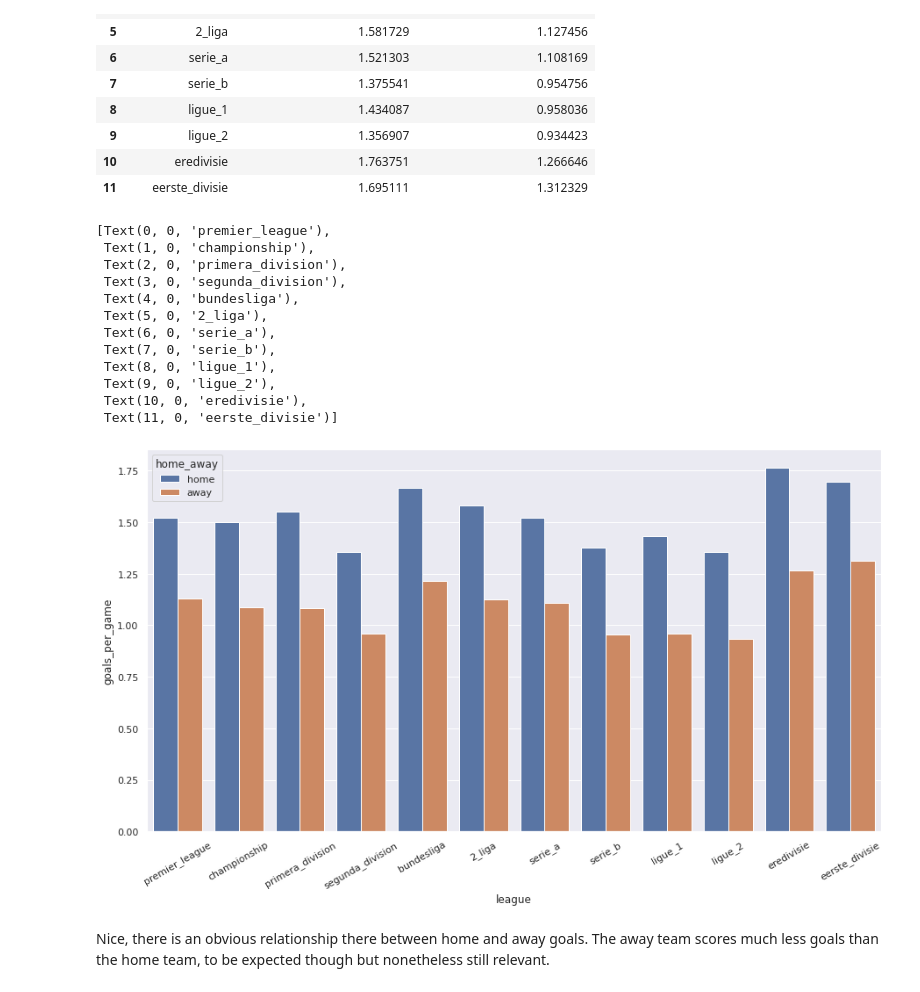
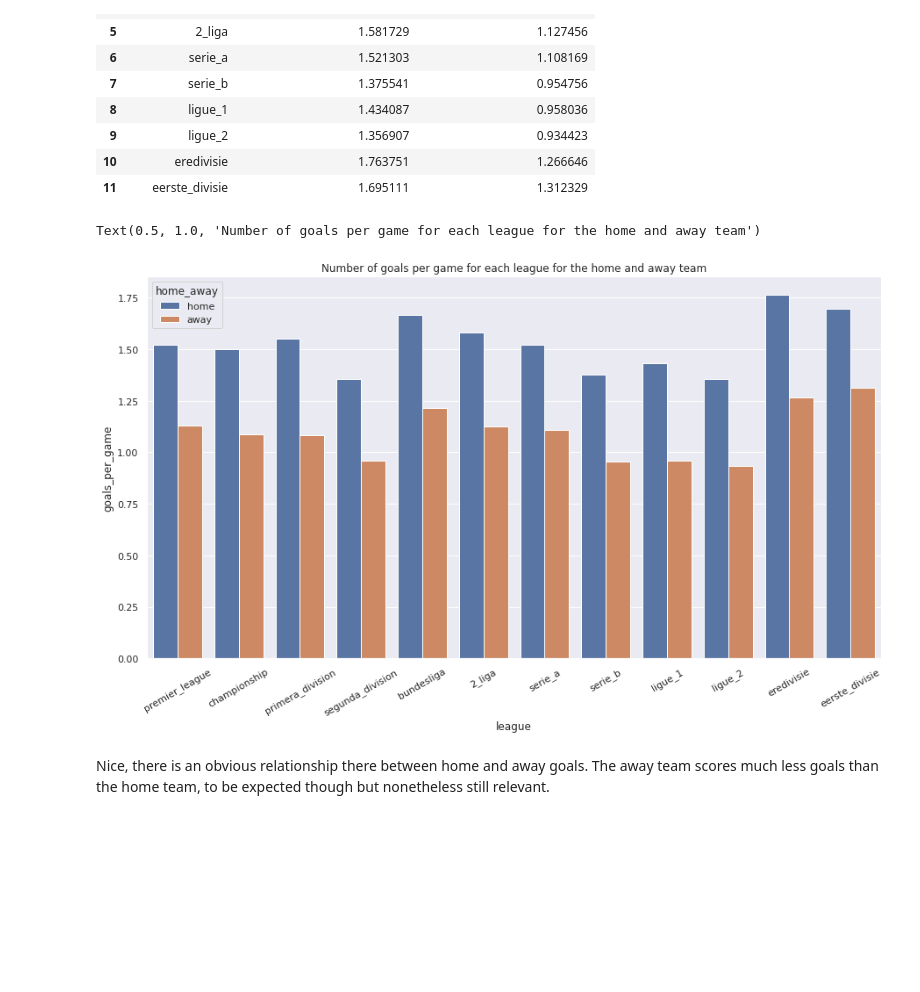
Before and after one commit to dan-bouchard/Football-Match-Outcome-Prediction, a Jupyter notebook: eda_and_data_cleaning.ipynb, the cells around one changed output. Saved outputs shown, nothing was run; the diff lists cells and outputs as text; code cells hidden in the pictures; blank space fills up the shorter version.

Commit message:
Added missing titles

```diff
--- a/eda_and_data_cleaning.ipynb
+++ b/eda_and_data_cleaning.ipynb
@@ -381,30 +371,20 @@ how_many_goals_per_game_home_away_df
 # %%
 home_away_list = 12*['home'] + 12*['away']
 how_many_goals_per_game_home_away_2_df = pd.DataFrame({'league': league_names*2,
                                             'goals_per_game': num_goals_per_game_league_home + num_goals_per_game_league_away, 'home_away': home_away_list,
                                             'sorted': [1,3,5,7,9,11,13,15,17,19,21,23,2,4,6,8,10,12,14,16,18,20,22,24]})
 how_many_goals_per_game_home_away_2_df = how_many_goals_per_game_home_away_2_df.sort_values(by=['sorted'])
 how_many_goals_per_game_home_away_2_df.drop('sorted', axis=1, inplace=True)
 how_many_goals_per_game_home_away_2_df.reset_index(inplace=True)
 how_many_goals_per_game_home_away_2_df.drop('index', axis=1, inplace=True)
 
 plt.figure(figsize = (15,8))
 ax = sns.barplot(x="league", y="goals_per_game", hue="home_away", data=how_many_goals_per_game_home_away_2_df)
 ax.set_xticklabels(ax.get_xticklabels(),rotation = 30)
+ax.set_title('Number of goals per game for each league for the home and away team')
 # %% [output]
-[Text(0, 0, 'premier_league'),
- Text(1, 0, 'championship'),
- Text(2, 0, 'primera_division'),
- Text(3, 0, 'segunda_division'),
- Text(4, 0, 'bundesliga'),
- Text(5, 0, '2_liga'),
- Text(6, 0, 'serie_a'),
- Text(7, 0, 'serie_b'),
- Text(8, 0, 'ligue_1'),
- Text(9, 0, 'ligue_2'),
- Text(10, 0, 'eredivisie'),
- Text(11, 0, 'eerste_divisie')]
+Text(0.5, 1.0, 'Number of goals per game for each league for the home and away team')
-[figure, old version]
+[figure, new version]
 # %% [markdown]
 Nice, there is an obvious relationship there between home and away goals. The away team scores much less goals than the home team, to be expected though but nonetheless still relevant.
 # %%
```
Also changed, not shown: parts of 2 cells of this notebook.
